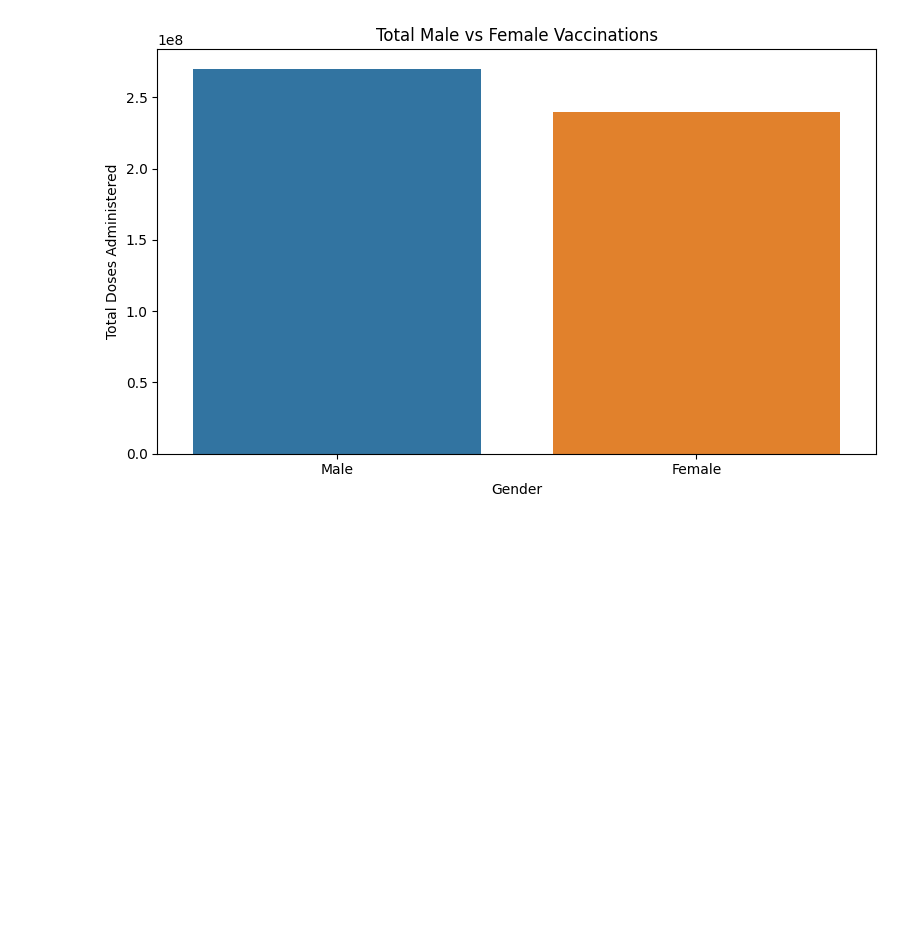
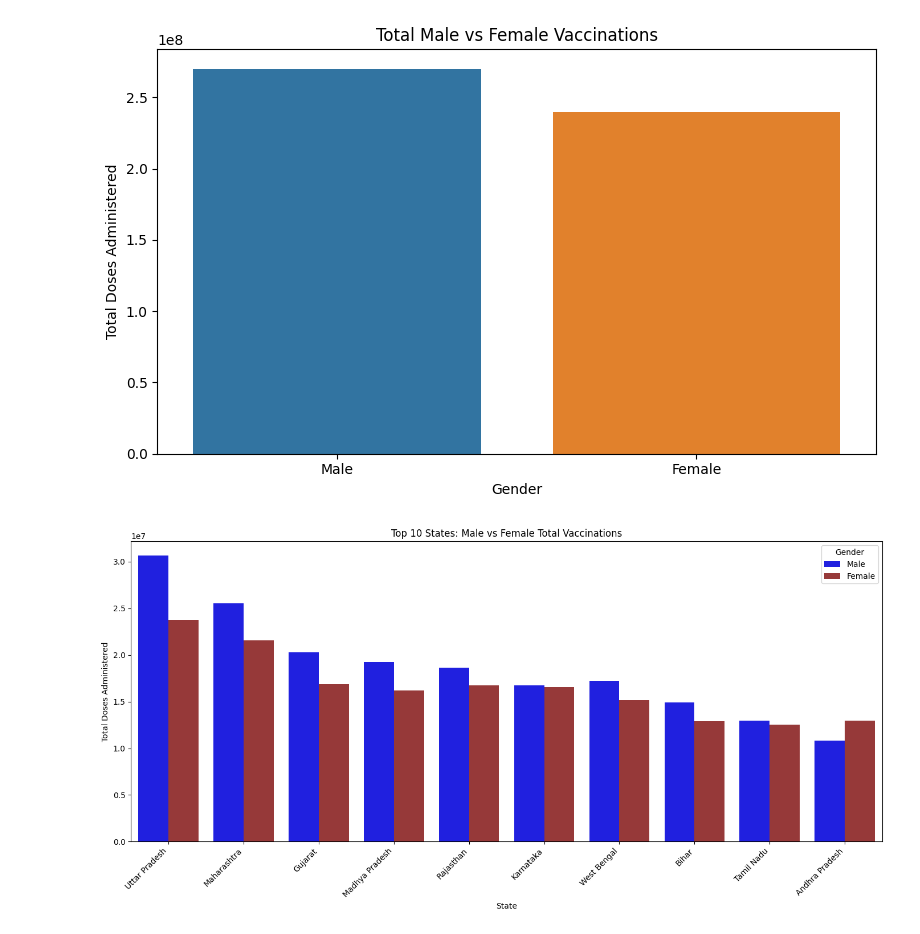
Before and after one commit to sharvmahajan/TE, a Jupyter notebook: A14/DSBDAL_Assignment_14_Mini_Project.ipynb, the cells around one changed output. Cells and saved outputs as stored; diff of their text form; code cells hidden in the pictures; blank space fills up the shorter version.

Commit message:
feat: Added state-wise male vs. female visualisation

```diff
--- a/A14/DSBDAL_Assignment_14_Mini_Project.ipynb
+++ b/A14/DSBDAL_Assignment_14_Mini_Project.ipynb
@@ -213,6 +238,36 @@ plt.tight_layout()
 plt.show()
 # %% [output]
 [figure]
+# %%
+# Calculate total male and female doses administered per state
+state_gender_vaccination = state_df.groupby('State')[['Male (Doses Administered)', 'Female (Doses Administered)']].max().reset_index()
+
+# Calculate total doses for ranking
+state_gender_vaccination['Total Doses'] = state_gender_vaccination['Male (Doses Administered)'] + state_gender_vaccination['Female (Doses Administered)']
+
+# Sort by total doses to get top states
+top_states_gender_vaccination = state_gender_vaccination.nlargest(10, 'Total Doses')
+
+# Melt the DataFrame for easier plotting with seaborn
+top_states_melted = top_states_gender_vaccination.melt(id_vars='State', value_vars=['Male (Doses Administered)', 'Female (Doses Administered)'], var_name='Gender', value_name='Total Doses Administered')
+
+# Rename the 'Gender' column values for cleaner legend labels
+top_states_melted['Gender'] = top_states_melted['Gender'].replace({
+    'Male (Doses Administered)': 'Male',
+    'Female (Doses Administered)': 'Female'
+})
+
+plt.figure(figsize=(14, 7))
+sns.barplot(x='State', y='Total Doses Administered', hue='Gender', data=top_states_melted, palette={'Male': 'blue', 'Female': 'brown'})
+plt.title('Top 10 States: Male vs Female Total Vaccinations')
+plt.xlabel('State')
+plt.ylabel('Total Doses Administered')
+plt.xticks(rotation=45, ha='right')
+plt.legend(title='Gender') # Legend labels will now be automatically picked from the 'Gender' column
+plt.tight_layout()
+plt.show()
+# %% [output]
+[figure, added]
 # %% [markdown]
 ### Summary
 
```
Also changed, not shown: parts of 3 cells of this notebook.
